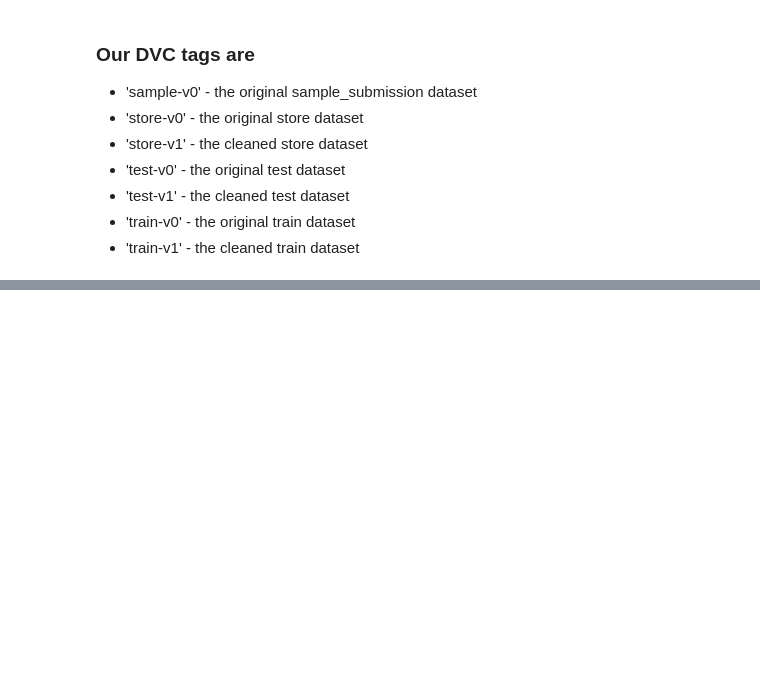
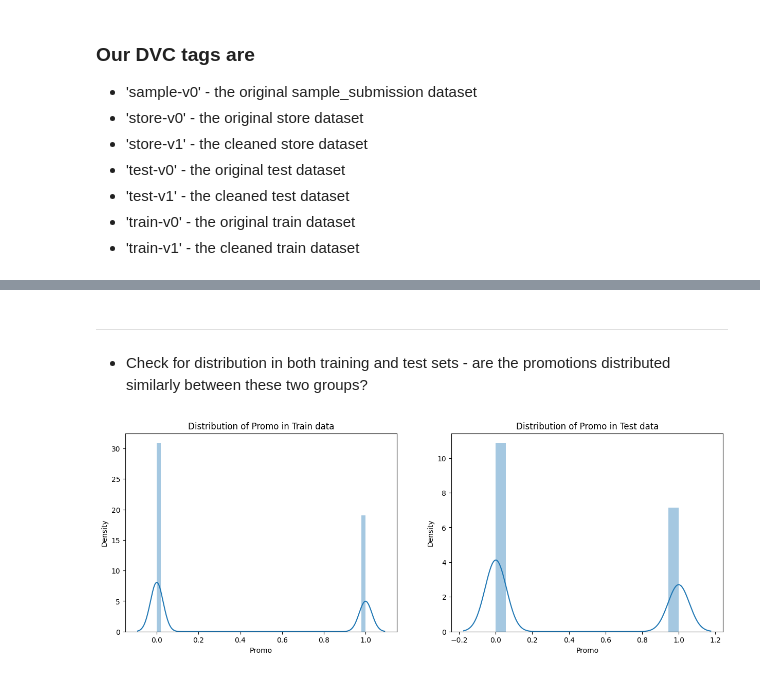
Before and after one commit to Nathnael12/pharmaceutical-sales-prediction, a Jupyter notebook: notbooks/data_exploration.ipynb, the cells around one changed output, grey strips where cells are left out. Cells and saved outputs as stored; diff of their text form; code cells hidden in the pictures; blank space fills up the shorter version.

```diff
--- a/notbooks/data_exploration.ipynb
+++ b/notbooks/data_exploration.ipynb
@@ -39,0 +95,2 @@ Authentication successful.
+# %%
+complete_test=cleaner.fill_zeros(complete_test,["Open"])
@@ -39,0 +180,15 @@ Authentication successful.
+# %% [markdown]
+***
+- Check for distribution in both training and test sets - are the promotions distributed similarly between these two groups?
+# %%
+test_promo = complete_test['Promo']
+train_promo = complete_train_date_indexed['Promo']
+# %%
+fig, axes = plt.subplots(1,2,figsize=(15,5))
+sns.distplot(train_promo, ax=axes[0])
+axes[0].set_title('Distribution of Promo in Train data')
+sns.distplot(test_promo, ax=axes[1])
+axes[1].set_title('Distribution of Promo in Test data')
+plt.show()
+# %% [output]
+[figure, added]
```
Also changed, not shown: parts of 15 cells of this notebook.
